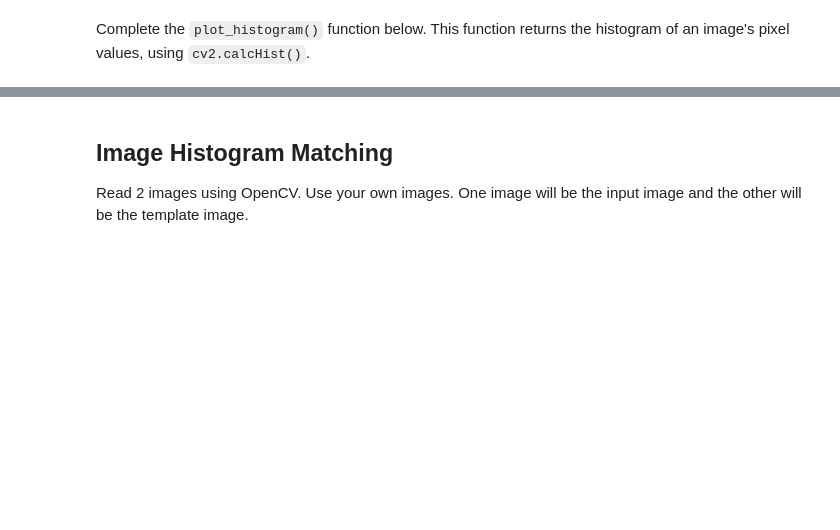
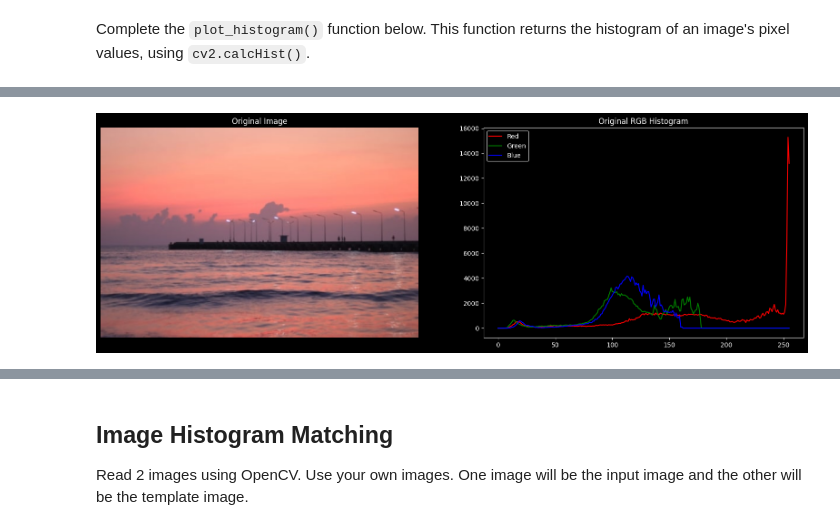
Before and after one commit to pomneii/Image-Processing, a Jupyter notebook: Lab2_Image-Enhancement/Lab2_2_Image-Enhancement-with-Statistical-Operation.ipynb, the cells around one changed output, grey strips where cells are left out. Cells and saved outputs as stored; diff of their text form; code cells hidden in the pictures; blank space fills up the shorter version.

```diff
--- a/Lab2_Image-Enhancement/Lab2_2_Image-Enhancement-with-Statistical-Operation.ipynb
+++ b/Lab2_Image-Enhancement/Lab2_2_Image-Enhancement-with-Statistical-Operation.ipynb
@@ -28,3 +30,19 @@ def plot_histogram(image):
+# %%
+### START CODE HERE ###
+def plot_histogram(image):
+    hist_lst = []
+    for i in range(0, 3) :
+        hist = cv2.calcHist([image], [i], None, [256], [0, 256])
+        hist_lst.append(hist)
+
+    return hist_lst
+### END CODE HERE ###
+
+# image(list of image),
+# channel(use channel to count [0] = one channel for gray scale),
+# mask(none = use whole img),
+# hist_size(numbers of bin 256 = 0-255),
+# range (intensity range 0-256 / OpenCV half-open: 0 - <256)
 # %% [markdown]
 Display the output like the reference image below using subplot, where the first plot is the image and the second plot is the histogram of each channel.
 
@@ -59,3 +61,25 @@ Display the output like the reference image below using subplot, where the first
+# %%
+### START CODE HERE ###
+
+hist = plot_histogram(rgb_img)
+
+fig, axs = plt.subplots(1, 2, figsize=(20, 6))
+
+axs[0].imshow(rgb_img)
+axs[0].set_title("Original Image")
+axs[0].axis("off")
+
+axs[1].plot(hist[0], color='r')
+axs[1].plot(hist[1], color='g')
+axs[1].plot(hist[2], color='b')
+axs[1].set_title("Original RGB Histogram")
+plt.legend(["Red", "Green", "Blue"])
+
+plt.show()
+
+### END CODE HERE ###
+# %% [output]
+[figure, added]
 # %% [markdown]
 Now let's equalize the histogram of all channel using `cv2.equalizeHistogram()`<br/>
 Display the output like the reference image below using subplot, where the first plot is the image and the second plot is the histogram of each channel that that has been equalized.
```
Also changed, not shown: parts of 11 cells of this notebook, 7 other files.
